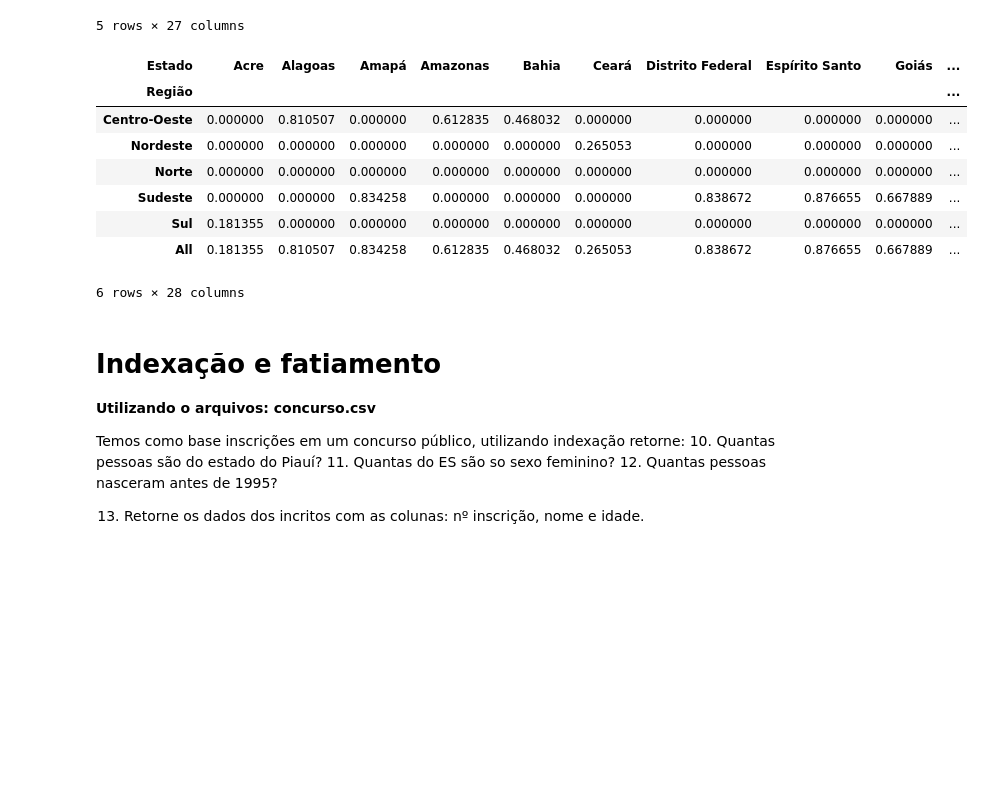
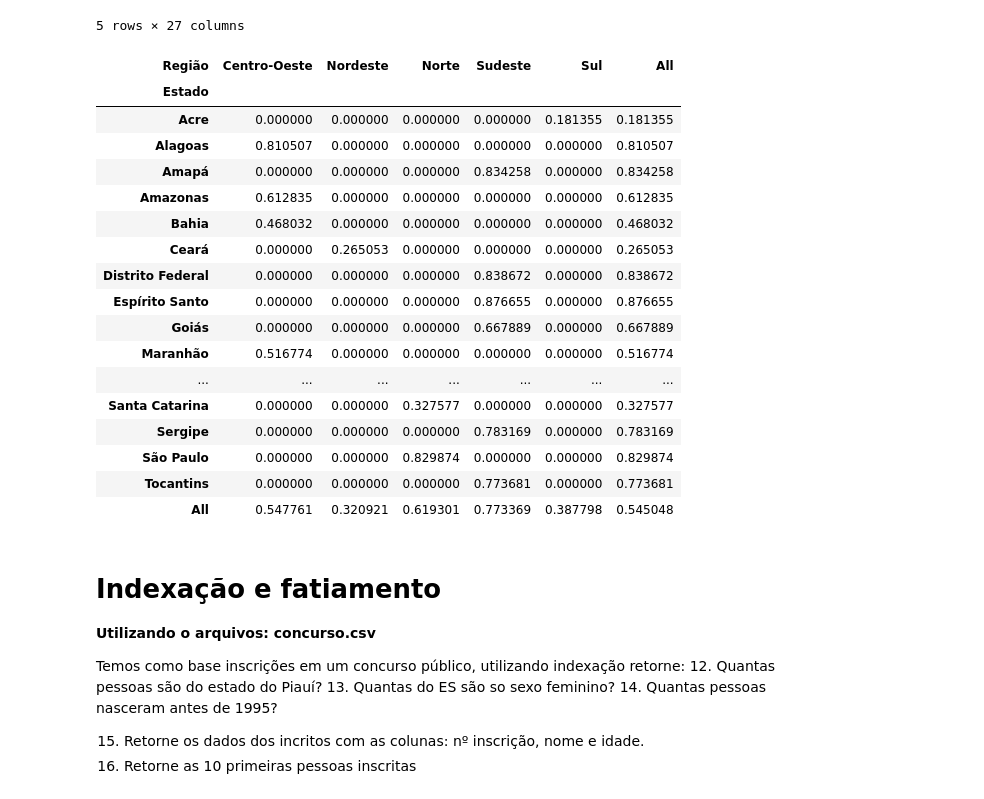
Before and after one commit to dsreliete/Womakerscode-DA-colabs, a Jupyter notebook: [Notebook]_Python_para_Dados_Pandas.ipynb, the cells around one changed output. Drawn from its saved outputs; the diff is of its cells as text; code cells hidden in the pictures; blank space fills up the shorter version.

Commit message:
exercicios de indexacao e slicing respondidos

```diff
--- a/[Notebook]_Python_para_Dados_Pandas.ipynb
+++ b/[Notebook]_Python_para_Dados_Pandas.ipynb
@@ -543,25 +565,35 @@ df_csv.pivot_table(index='Região', values='Carros por habitante', columns='Esta
 | Sul | 0.181355 | NaN | NaN | NaN | NaN | NaN | NaN | NaN | NaN | ... |
 5 rows × 27 columns
 # %%
-df_csv.pivot_table(index='Região', values='Carros por habitante', columns='Estado', aggfunc=np.mean, fill_value=0, margins=True)
+df_csv.pivot_table(index='Estado', values='Carros por habitante', columns='Região', aggfunc=np.mean, fill_value=0, margins=True)
 # %% [output]
-| Estado | Acre | Alagoas | Amapá | Amazonas | Bahia | Ceará | Distrito Federal | Espírito Santo | Goiás | ... |
-| Região |  |  |  |  |  |  |  |  |  | ... |
-| Centro-Oeste | 0.000000 | 0.810507 | 0.000000 | 0.612835 | 0.468032 | 0.000000 | 0.000000 | 0.000000 | 0.000000 | ... |
-| Nordeste | 0.000000 | 0.000000 | 0.000000 | 0.000000 | 0.000000 | 0.265053 | 0.000000 | 0.000000 | 0.000000 | ... |
-| Norte | 0.000000 | 0.000000 | 0.000000 | 0.000000 | 0.000000 | 0.000000 | 0.000000 | 0.000000 | 0.000000 | ... |
-| Sudeste | 0.000000 | 0.000000 | 0.834258 | 0.000000 | 0.000000 | 0.000000 | 0.838672 | 0.876655 | 0.667889 | ... |
-| Sul | 0.181355 | 0.000000 | 0.000000 | 0.000000 | 0.000000 | 0.000000 | 0.000000 | 0.000000 | 0.000000 | ... |
-| All | 0.181355 | 0.810507 | 0.834258 | 0.612835 | 0.468032 | 0.265053 | 0.838672 | 0.876655 | 0.667889 | ... |
+| Região | Centro-Oeste | Nordeste | Norte | Sudeste | Sul | All |
+| Estado |  |  |  |  |  |  |
+| Acre | 0.000000 | 0.000000 | 0.000000 | 0.000000 | 0.181355 | 0.181355 |
+| Alagoas | 0.810507 | 0.000000 | 0.000000 | 0.000000 | 0.000000 | 0.810507 |
+| Amapá | 0.000000 | 0.000000 | 0.000000 | 0.834258 | 0.000000 | 0.834258 |
+| Amazonas | 0.612835 | 0.000000 | 0.000000 | 0.000000 | 0.000000 | 0.612835 |
+| Bahia | 0.468032 | 0.000000 | 0.000000 | 0.000000 | 0.000000 | 0.468032 |
+| Ceará | 0.000000 | 0.265053 | 0.000000 | 0.000000 | 0.000000 | 0.265053 |
+| Distrito Federal | 0.000000 | 0.000000 | 0.000000 | 0.838672 | 0.000000 | 0.838672 |
+| Espírito Santo | 0.000000 | 0.000000 | 0.000000 | 0.876655 | 0.000000 | 0.876655 |
+| Goiás | 0.000000 | 0.000000 | 0.000000 | 0.667889 | 0.000000 | 0.667889 |
+| Maranhão | 0.516774 | 0.000000 | 0.000000 | 0.000000 | 0.000000 | 0.516774 |
+| ... | ... | ... | ... | ... | ... | ... |
+| Santa Catarina | 0.000000 | 0.000000 | 0.327577 | 0.000000 | 0.000000 | 0.327577 |
+| Sergipe | 0.000000 | 0.000000 | 0.000000 | 0.783169 | 0.000000 | 0.783169 |
+| São Paulo | 0.000000 | 0.000000 | 0.829874 | 0.000000 | 0.000000 | 0.829874 |
+| Tocantins | 0.000000 | 0.000000 | 0.000000 | 0.773681 | 0.000000 | 0.773681 |
+| All | 0.547761 | 0.320921 | 0.619301 | 0.773369 | 0.387798 | 0.545048 |
-6 rows × 28 columns
 # %% [markdown]
 # Indexação e fatiamento
 
 **Utilizando o arquivos: concurso.csv**
 
 Temos como base inscrições em um concurso público, utilizando indexação retorne:
-10. Quantas pessoas são do estado do Piauí?
-11. Quantas do ES são so sexo feminino?
-12. Quantas pessoas nasceram antes de 1995?
+12. Quantas pessoas são do estado do Piauí?
+13. Quantas do ES são so sexo feminino?
+14. Quantas pessoas nasceram antes de 1995?
 
-13. Retorne os dados dos incritos com as colunas: nº inscrição, nome e idade.
+15. Retorne os dados dos incritos com as colunas: nº inscrição, nome e idade.
+16. Retorne as 10 primeiras pessoas inscritas
```
Also changed, not shown: parts of 34 cells of this notebook.
